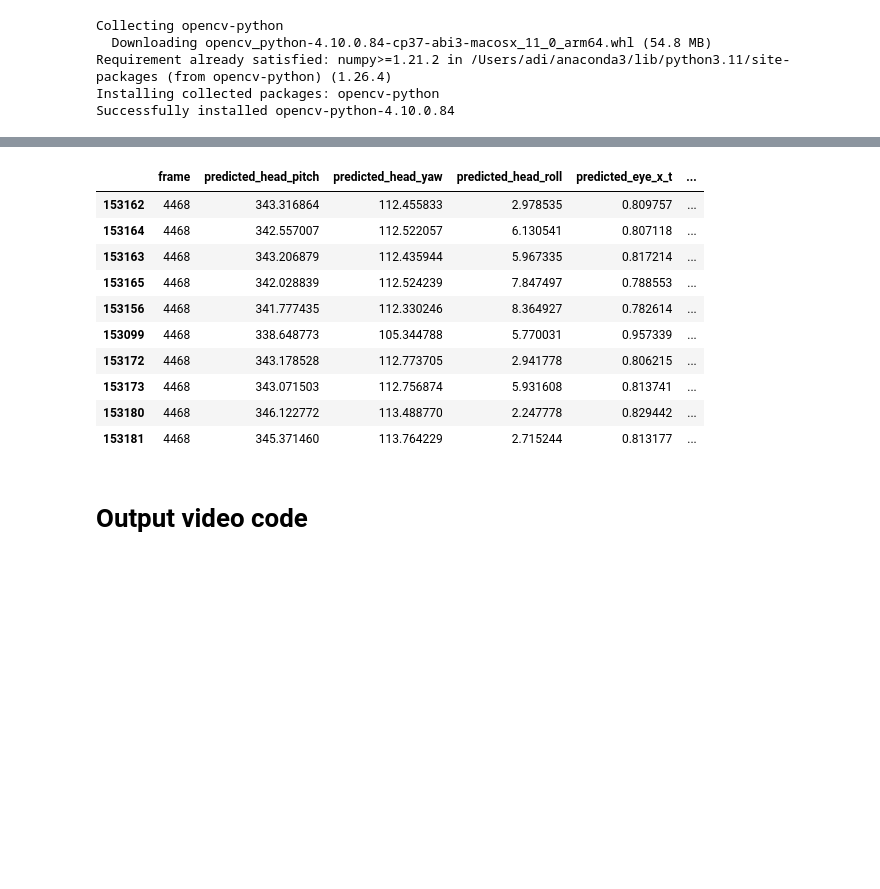
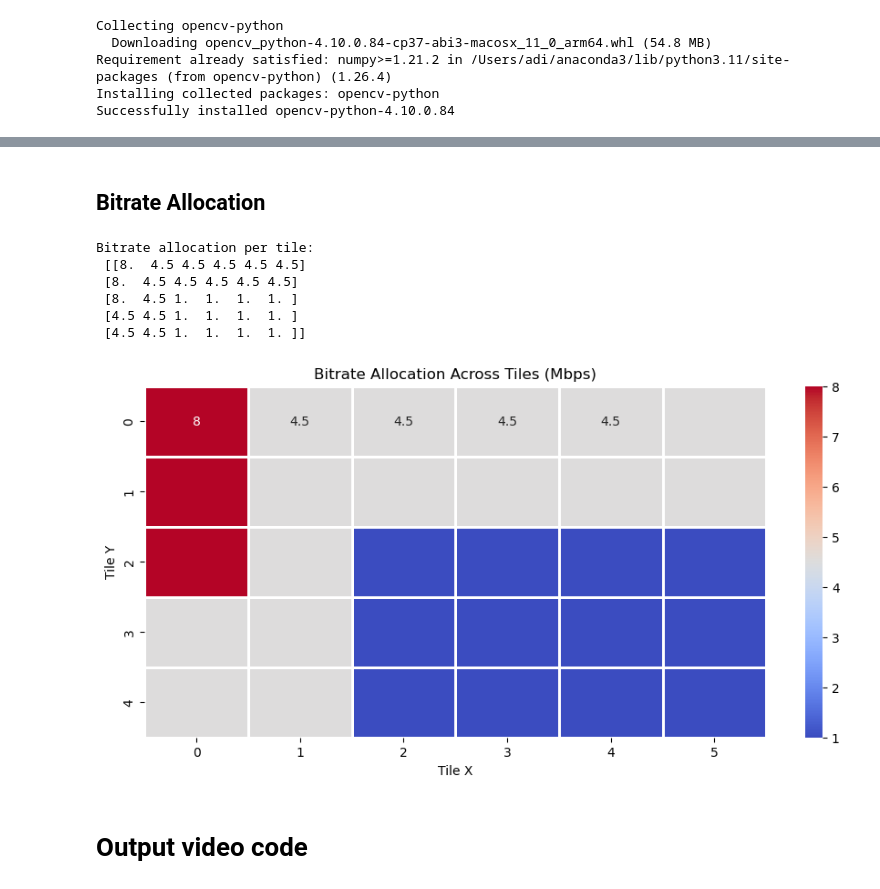
Before and after one commit to adi-zoro/fyp_code, a Jupyter notebook: fyp.ipynb, the cells around one changed output, grey strips where cells are left out. Drawn from its saved outputs; the diff is of its cells as text; code cells hidden in the pictures; blank space fills up the shorter version.

```diff
--- a/fyp.ipynb
+++ b/fyp.ipynb
@@ -22,11 +30,11 @@ def load_all_data(base_dir):
     all_data = []
 
     # Loop through each video directory
-    for video_id in range(13, 14):  # Assuming video IDs are numbered from 1 to 15
+    for video_id in range(1, 2):  # Assuming video IDs are numbered from 1 to 15
         video_dir = os.path.join(base_dir, f"video_{video_id}")
 
         # Loop through each user's CSV file within the video directory
-        for user_id in range(1, 11):  # Assuming user IDs are numbered from 1 to 50
+        for user_id in range(1, 6):  # Assuming user IDs are numbered from 1 to 50
             file_path = os.path.join(video_dir, f"user{user_id}.csv")
 
 
@@ -578,18 +1082,67 @@ Actual FOV Coordinates (Cartesian): ((216, 567), (1294, 1527))
+# %% [markdown]
+## Bitrate Allocation
+# %%
+def assign_tile_bitrates(predicted_fov, video_width, video_height, N_x, N_y, max_bitrate=8, min_bitrate=1):
+    """
+    Assigns bitrate to tiles based on viewport prediction.
+
+    Args:
+        predicted_fov (tuple): (top_left, bottom_right) coordinates of the predicted viewport.
+        video_width (int): Width of the video in pixels.
+        video_height (int): Height of the video in pixels.
+        N_x (int): Number of horizontal tiles.
+        N_y (int): Number of vertical tiles.
+        max_bitrate (int): Maximum bitrate for viewport tiles (Mbps).
+        min_bitrate (int): Minimum bitrate for background tiles (Mbps).
+
+    Returns:
+        dict: Dictionary containing tile coordinates and assigned bitrates.
+    """
+    tile_width = video_width // N_x
+    tile_height = video_height // N_y
+
+    # Get viewport tile indices
+    (x1, y1), (x2, y2) = predicted_fov
+    tile_x1, tile_y1 = x1 // tile_width, y1 // tile_height
+    tile_x2, tile_y2 = x2 // tile_width, y2 // tile_height
+
+    tile_bitrates = np.full((N_y, N_x), min_bitrate, dtype=np.float32)
+
+    for i in range(N_y):
+        for j in range(N_x):
+            tile_pos = (i, j)
+            # Assign high bitrate to viewport tiles, lower to others
+            if tile_x1 <= j < tile_x2 and tile_y1 <= i < tile_y2:
+                tile_bitrates[tile_pos] = max_bitrate  # High bitrate for viewport tiles
+            elif abs(j - tile_x1) <= 1 or abs(i - tile_y1) <= 1:  # Nearby tiles get medium bitrate
+                tile_bitrates[tile_pos] = (max_bitrate + min_bitrate) / 2
+            else:
+                tile_bitrates[tile_pos] = min_bitrate  # Low bitrate for background tiles
+
+    return tile_bitrates
+
+bitrate_allocation = assign_tile_bitrates(fov_predicted, video_width, video_height, N_x, N_y)
+print("Bitrate allocation per tile:\n", bitrate_allocation)
+
+def visualize_tile_bitrates(tile_bitrates):
+    plt.figure(figsize=(11, 5))
+    sns.heatmap(tile_bitrates, cmap="coolwarm", linewidths=0.8, annot=True)
+    plt.xlabel("Tile X")
+    plt.ylabel("Tile Y")
+    plt.title("Bitrate Allocation Across Tiles (Mbps)")
+    plt.show()
+visualize_tile_bitrates(bitrate_allocation)
+# %% [output]
+Bitrate allocation per tile:
+ [[8.  4.5 4.5 4.5 4.5 4.5]
+ [8.  4.5 4.5 4.5 4.5 4.5]
+ [8.  4.5 1.  1.  1.  1. ]
+ [4.5 4.5 1.  1.  1.  1. ]
+ [4.5 4.5 1.  1.  1.  1. ]]
+[figure, added]
 # %%
-result = sorted_df[sorted_df['frame'] == 4468]
+#result = sorted_df[sorted_df['frame'] == 4468]
 result[:10]
-# %% [output]
-|  | frame | predicted_head_pitch | predicted_head_yaw | predicted_head_roll | predicted_eye_x_t | ... |
-| 153162 | 4468 | 343.316864 | 112.455833 | 2.978535 | 0.809757 | ... |
-| 153164 | 4468 | 342.557007 | 112.522057 | 6.130541 | 0.807118 | ... |
-| 153163 | 4468 | 343.206879 | 112.435944 | 5.967335 | 0.817214 | ... |
-| 153165 | 4468 | 342.028839 | 112.524239 | 7.847497 | 0.788553 | ... |
-| 153156 | 4468 | 341.777435 | 112.330246 | 8.364927 | 0.782614 | ... |
-| 153099 | 4468 | 338.648773 | 105.344788 | 5.770031 | 0.957339 | ... |
-| 153172 | 4468 | 343.178528 | 112.773705 | 2.941778 | 0.806215 | ... |
-| 153173 | 4468 | 343.071503 | 112.756874 | 5.931608 | 0.813741 | ... |
-| 153180 | 4468 | 346.122772 | 113.488770 | 2.247778 | 0.829442 | ... |
-| 153181 | 4468 | 345.371460 | 113.764229 | 2.715244 | 0.813177 | ... |
 # %% [markdown]
 # Output video code
 # %%
```
Also changed, not shown: parts of 40 cells of this notebook, 6 other files.
